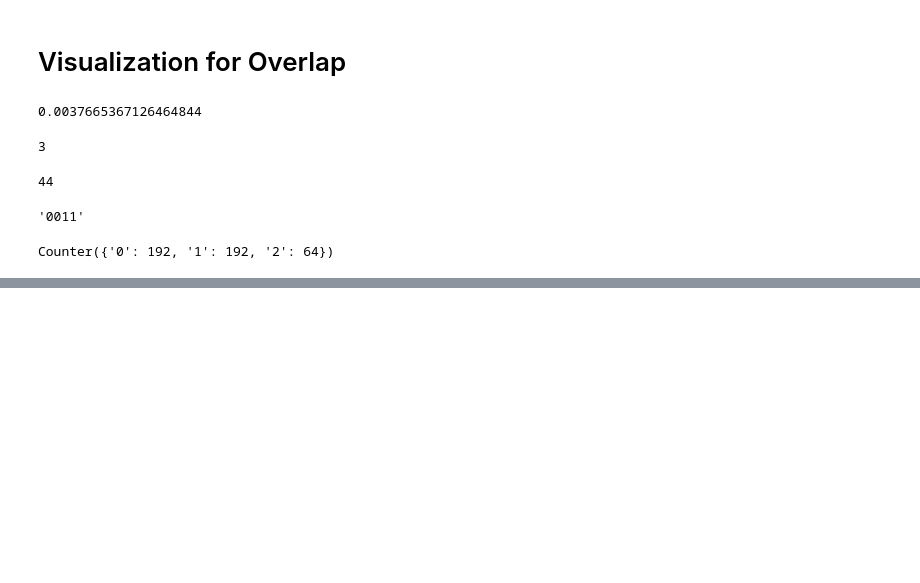
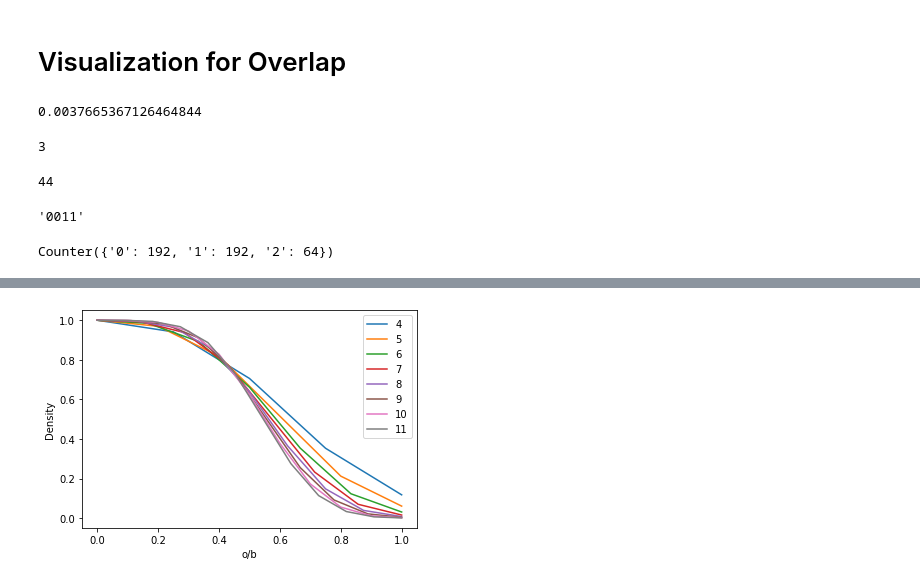
Before and after one commit to bdanubius/RGNets, a Jupyter notebook: NetworkStatistics.ipynb, the cells around one changed output, grey strips where cells are left out. Drawn from its saved outputs; the diff is of its cells as text; code cells hidden in the pictures; blank space fills up the shorter version.

```diff
--- a/NetworkStatistics.ipynb
+++ b/NetworkStatistics.ipynb
@@ -1114,3 +1073,0 @@ sns.lineplot(x='time', y='val',hue = 'state',data =df)
-# %%
-with open('/content/gdrive/My Drive/targeted_11_4_30', 'wb') as f:
-  pickle.dump([giant_comp_size_tot,rand_giant_comps_tot,graph_size,G.number_of_nodes(),graph_sizes,df], f)
@@ -1284,0 +1133,28 @@ nx.write_edgelist(G,'/content/gdrive/My Drive/Overlap.csv')
+# %%
+b = 7
+x = 1
+G = nx.Graph()
+allPerms = ["".join(seq) for seq in itertools.product("01", repeat=b)]
+G.add_nodes_from(allPerms)
+start_time = time.time()
+ZeroLocs = list(itertools.combinations(list(range(b)),x))
+allPerms_lengthX = ["".join(seq) for seq in itertools.product("01", repeat=x)]
+allPerms_lengthBMinusX = ["".join(seq) for seq in itertools.product("01", repeat=b-x)]
+
+for i in range(len(allPerms_lengthBMinusX)):
+  for j in range(len(ZeroLocs)):
+    Source = allPerms_lengthBMinusX[i]
+    Dest = allPerms_lengthBMinusX[i]
+    twoLocs_Source = ZeroLocs[j]
+    twoLocs_Dest = ZeroLocs[j]
+    allPerms_lengthX_Source = allPerms_lengthX
+    allPerms_lengthX_Dest = allPerms_lengthX
+    for perms_source in range(2**x):
+        for perms_dest in range(2**x):
+            s_twos = list(allPerms_lengthX_Source[perms_source])
+            Source_temp = list(Source)
+            d_twos = list(allPerms_lengthX_Dest[perms_dest])
+            Dest_temp = list(Dest)
+            G.add_edge(''.join([s_twos.pop() if index in twoLocs_Source else Source_temp.pop(0) for index,bit in enumerate(allPerms[0])]),''.join([d_twos.pop() if index in twoLocs_Dest else Dest_temp.pop(0) for index,bit in enumerate(allPerms[0])]))
+
+time.time() - start_time
@@ -1284,0 +1229,15 @@ nx.write_edgelist(G,'/content/gdrive/My Drive/Overlap.csv')
+# %%
+with open('/content/gdrive/My Drive/homiphilies', 'rb') as f:
+    Density_Meta,Clustering_Meta = pickle.load(f)
+# %%
+for k, v in Density_Meta.items():
+  if k > 3:
+    plt.plot(1-np.array(range(len(v)))/k,v,label = k)
+
+plt.legend()
+plt.legend()
+plt.xlabel("o/b")
+plt.ylabel("Density")
+plt.savefig('/content/gdrive/My Drive/HomiphilyDensity.pdf')
+# %% [output]
+[figure, added]
```
Also changed, not shown: parts of 17 cells of this notebook, 1 other file.
